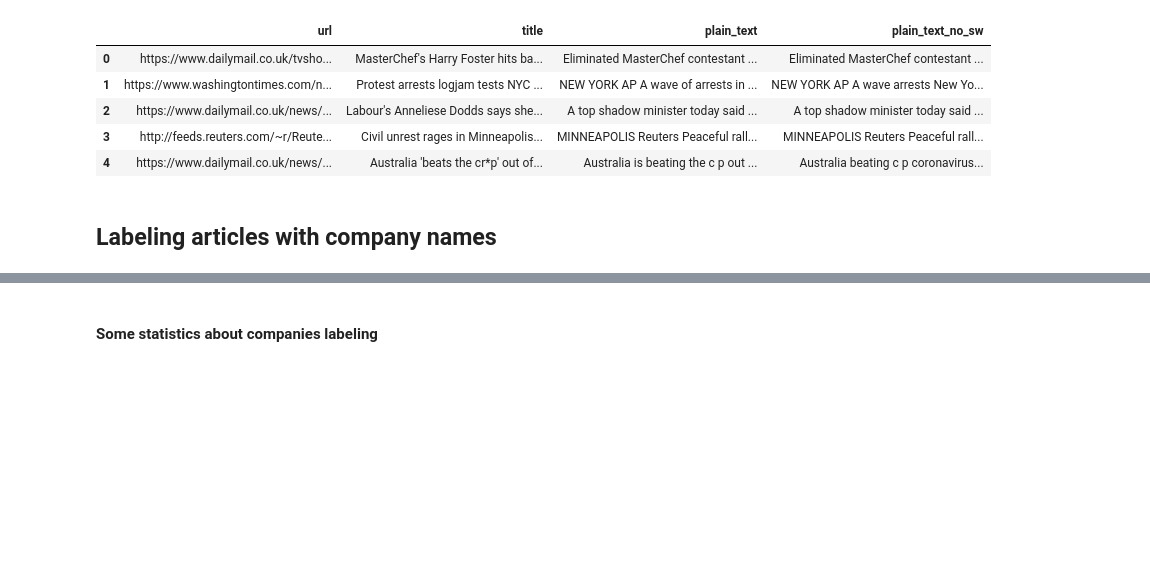
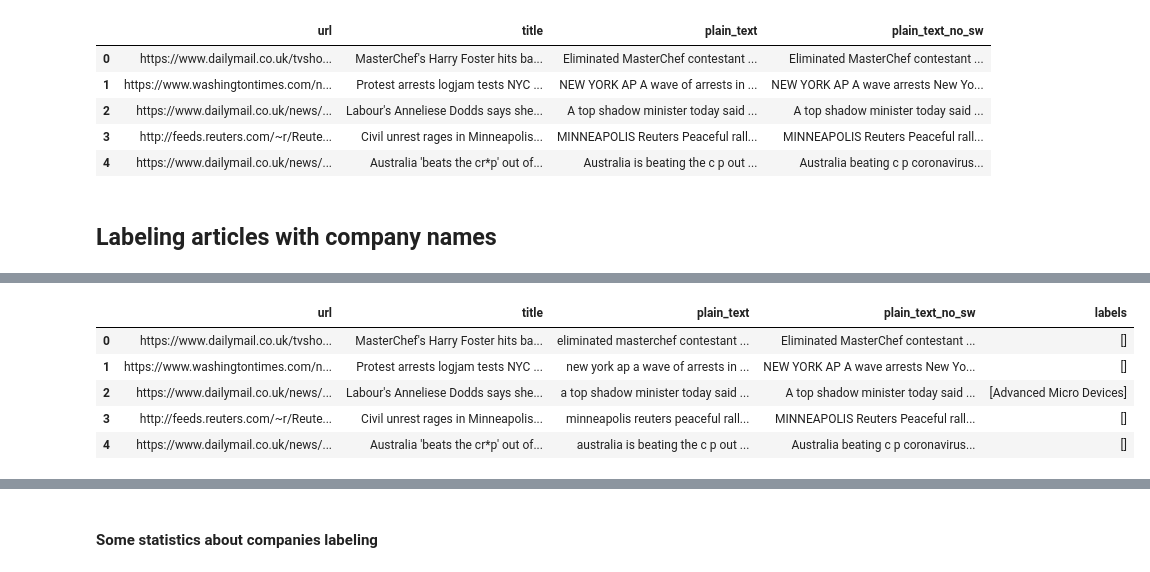
Before and after one commit to clemTJ/Company-Information-PSAT, a Jupyter notebook: Article_Labeling_Clem.ipynb, the cells around one changed output, grey strips where cells are left out. Cells and saved outputs as stored; diff of their text form; code cells hidden in the pictures; blank space fills up the shorter version.

```diff
--- a/Article_Labeling_Clem.ipynb
+++ b/Article_Labeling_Clem.ipynb
@@ -144,6 +148,9 @@ len(df_cleaned['plain_text'][1])
 # %%
 # Create stopwords list
 stopW = stopwords.words('english')
+stopW.append('the')
+stopW.append('The')
+stopW.append('in')
 df_cleaned['plain_text_no_sw'] = df_cleaned['plain_text'].apply(lambda words : ' '.join(word for word in words.split() if word not in stopW))
 # %%
 len(df_cleaned['plain_text_no_sw'][1])
@@ -164,7 +171,7 @@ df_cleaned.head()
 def labeling(text, companies):
     labels = []
     for company in companies.companies:
-        if company in text:
+        if company.lower() in text.lower():
             labels.append(company)
         else:
             for related_names in companies.loc[companies.companies == company,:].lexic:
@@ -174,4 +181,5 @@ def labeling(text, companies):
                         break
     return labels
 # %%
-de = [labeling(text, companies) for text in df_cleaned['plain_text_no_sw']]
+# Labeling the articles with company names
+df_cleaned['labels'] = [labeling(text, companies) for text in df_cleaned['plain_text_no_sw']]# if labeling(text, companies)]
@@ -177,0 +189,13 @@ de = [labeling(text, companies) for text in df_cleaned['plain_text_no_sw']]
+# %%
+# Stemming
+snowball_stemmer = nltk.SnowballStemmer('english')
+df_cleaned['plain_text'] = [snowball_stemmer.stem(text) for text in df_cleaned['plain_text']]
+# %%
+df_cleaned.head()
+# %% [output]
+|  | url | title | plain_text | plain_text_no_sw | labels |
+| 0 | https://www.dailymail.co.uk/tvsho... | MasterChef's Harry Foster hits ba... | eliminated masterchef contestant ... | Eliminated MasterChef contestant ... | [] |
+| 1 | https://www.washingtontimes.com/n... | Protest arrests logjam tests NYC ... | new york ap a wave of arrests in ... | NEW YORK AP A wave arrests New Yo... | [] |
+| 2 | https://www.dailymail.co.uk/news/... | Labour's Anneliese Dodds says she... | a top shadow minister today said ... | A top shadow minister today said ... | [Advanced Micro Devices] |
+| 3 | http://feeds.reuters.com/~r/Reute... | Civil unrest rages in Minneapolis... | minneapolis reuters peaceful rall... | MINNEAPOLIS Reuters Peaceful rall... | [] |
+| 4 | https://www.dailymail.co.uk/news/... | Australia 'beats the cr*p' out of... | australia is beating the c p out ... | Australia beating c p coronavirus... | [] |
```
Also changed, not shown: parts of 21 cells of this notebook, 1 other file.
